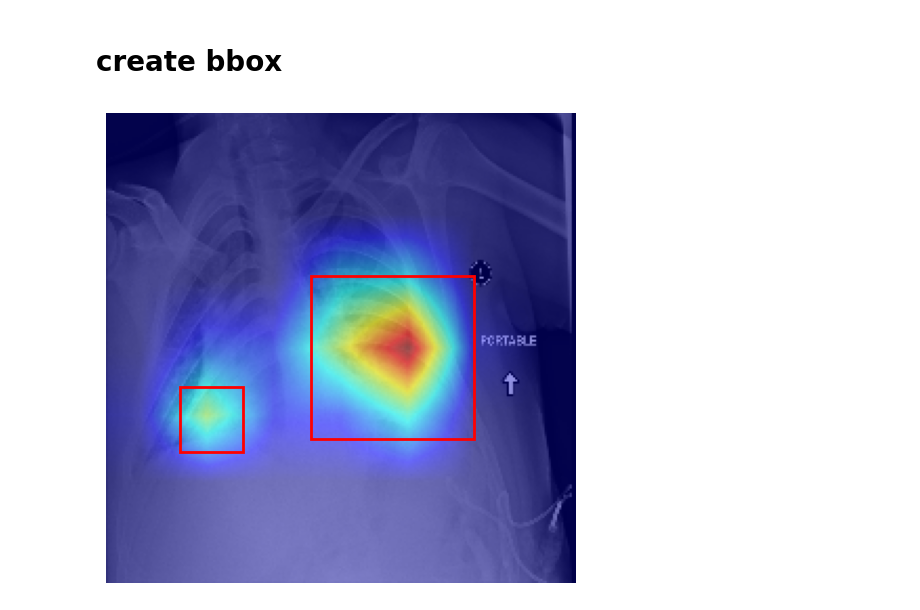
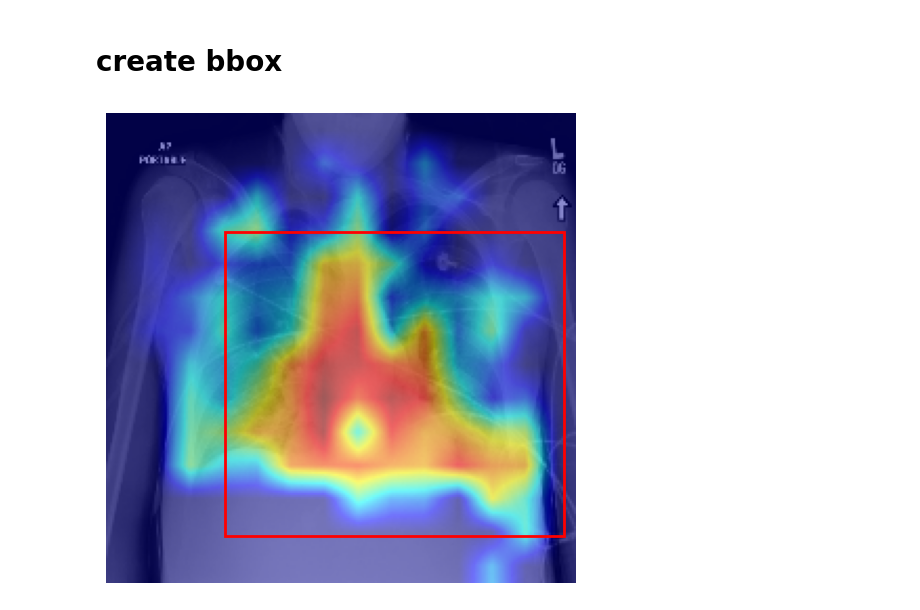
Before and after one commit to taheeraahmed/master-thesis, a Jupyter notebook: 01-multi-label/notebook/iou/xai-cnn.ipynb, the cells around one changed output. Drawn from its saved outputs; the diff is of its cells as text; code cells hidden in the pictures.

```diff
--- a/01-multi-label/notebook/iou/xai-cnn.ipynb
+++ b/01-multi-label/notebook/iou/xai-cnn.ipynb
@@ -68,0 +77,8 @@ Funker bra på dette: 00010828_039
+# %%
+base = "/cluster/home/taheeraa/code/BenchmarkTransformers/models/classification/ChestXray14/"
+experiment_name = "06-transformers-pre-trained/"
+type = "vit_base_imagenet_1k_sgd_64_bce_True"
+pretrained_weights = os.path.join(base, experiment_name, type, "model.pth.tar")
+model_str = 'vit_in1k'
+
+pretrained_weights
@@ -69,5 +87,6 @@ Funker bra på dette: 00010828_039
 # %%
-img_id = "00021703_001"
+type='avg'
+img_id = "00019646_006"
 img_index = f"{img_id}.png"
 df_filtered = merged_df[merged_df['Image Index'] == img_index]
 col_img_index_df = df[df['Image Index'] == img_index]
@@ -167,7 +196,7 @@ def load_and_preprocess_images(image_path,normalize="imagenet"):
     #batch = torch.stack(images)  # Stack images into a single batch
     return img_tensor
 
-input_tensor = load_and_preprocess_images(img_path)
+input_tensor = load_and_preprocess_images(img_path, normalization)
 input_tensor.shape
 # %% [output]
 torch.Size([1, 3, 224, 224])
@@ -187,25 +216,3 @@ methods = {
     "eigencam": EigenCAM,
     "fullgrad": FullGrad
 }
-# %%
-target_layers = [model.features.norm5]
-
-cam = methods["gradcam"](model=model, target_layers=target_layers)
-
-cam.batch_size = 32
-grayscale_cam = cam(input_tensor=input_tensor,
-                    targets=None,
-                    eigen_smooth=True,
-                    aug_smooth=False)
-
-grayscale_cam = grayscale_cam[0, :]
-
-cam_image = show_cam_on_image(rgb_img, grayscale_cam, use_rgb=True)
-
-fig, ax = plt.subplots(figsize=(5, 5))  # Adjust figsize if needed for better display
-
-ax.imshow(cam_image)
-ax.axis('off')
-
-plt.tight_layout()
-plt.show()
@@ -243,34 +301,34 @@ def scale_bboxes(bboxes, orig_size=(1024, 1024), cam_size=(224, 224)):
 # %%
 # Extract the red channel
 red_channel = cam_image[:, :, 0]
 
 # Threshold the red channel
-thresh = cv2.threshold(red_channel, np.max(red_channel) * 0.7, 255, cv2.THRESH_BINARY)[1]
+thresh = cv2.threshold(red_channel, np.max(red_channel) * 0.8, 255, cv2.THRESH_BINARY)[1]
 
 # Apply morphological operations
 kernel = np.ones((10, 10), np.uint8)  # larger kernel
 dilation = cv2.dilate(thresh, kernel, iterations=3)
 
 # Find contours
 contours, _ = cv2.findContours(dilation.astype(np.uint8), cv2.RETR_EXTERNAL, cv2.CHAIN_APPROX_SIMPLE)
 
 # Filter contours and calculate bounding boxes
 contours = [c for c in contours if cv2.contourArea(c) > 100]  # higher area threshold
 bounding_boxes = [cv2.boundingRect(c) for c in contours]
 bounding_boxes.sort(key=lambda x: x[2] * x[3], reverse=True)
 bounding_boxes = bounding_boxes[:4]
 
 # Display the results
 fig, ax = plt.subplots(figsize=(5, 5))
 ax.imshow(cam_image)
 for bbox in bounding_boxes:
     rect = patches.Rectangle((bbox[0], bbox[1]), bbox[2], bbox[3], linewidth=2, edgecolor='red', facecolor='none')
     ax.add_patch(rect)
 ax.axis('off')
 plt.tight_layout()
-plt.show()
+plt.savefig(f"{model_str}-{type}-{img_id}-gradcam-bbox.png")
 # %% [output]
-[figure, old version]
+[figure, new version]
 # %%
 # Scale the bounding boxes to the original image size
 scaled_bboxes = scale_bboxes(bounding_boxes)
```
Also changed, not shown: parts of 10 cells of this notebook.
